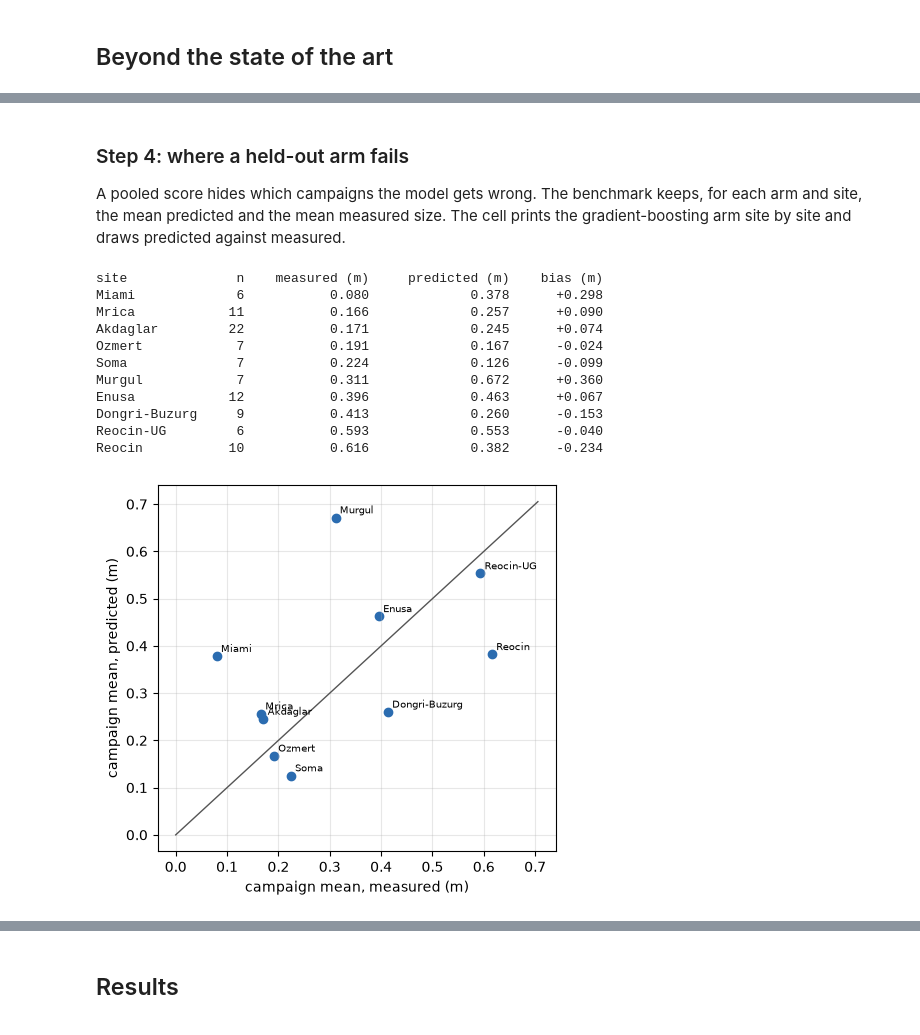
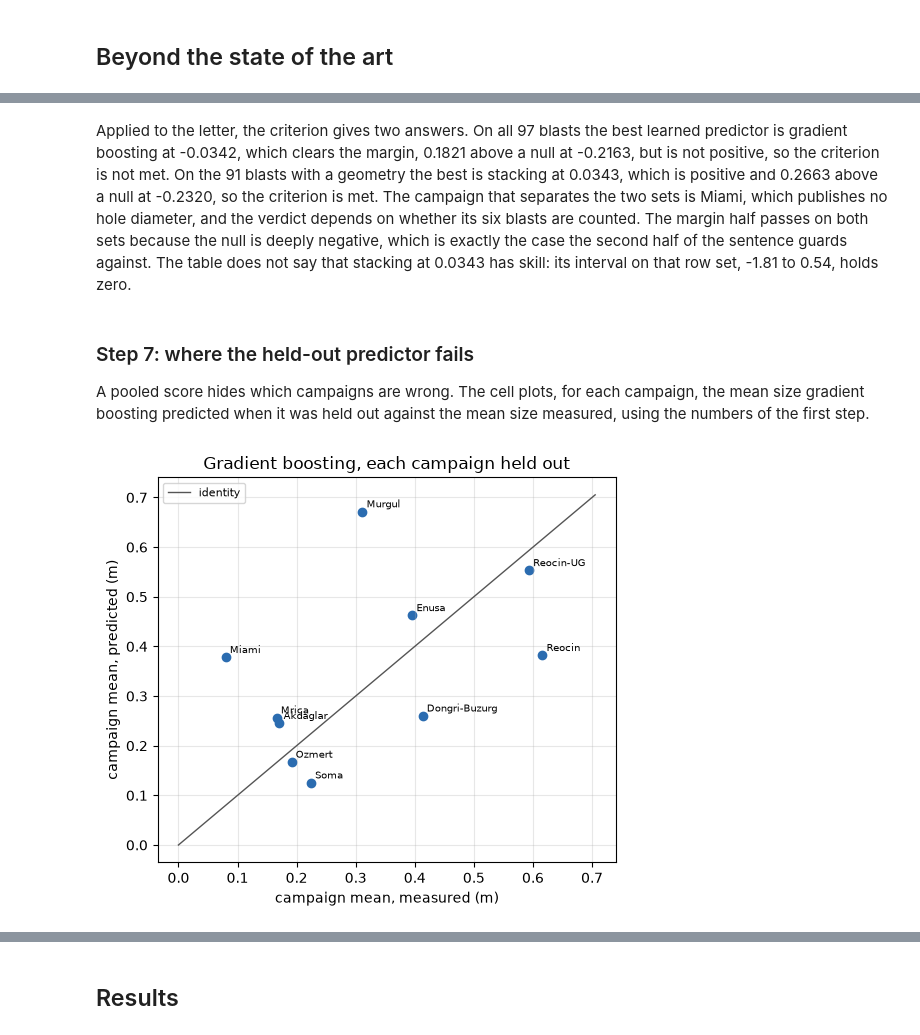
Before and after one commit to fsantibanezleal/CAOS_Fragmenta, a Jupyter notebook: notebooks/en/04-benchmark-protocol/04-the-site-held-out-protocol-and-its-pre-declared-criterion.ipynb, the cells around one changed output, grey strips where cells are left out. Drawn from its saved outputs; the diff is of its cells as text; code cells hidden in the pictures.

```diff
--- a/notebooks/en/04-benchmark-protocol/04-the-site-held-out-protocol-and-its-pre-declared-criterion.ipynb
+++ b/notebooks/en/04-benchmark-protocol/04-the-site-held-out-protocol-and-its-pre-declared-criterion.ipynb
@@ -107,14 +230,18 @@ The next cell draws the gap for the arms whose score the protocol changes most,
 # %%
-# Random-split median against held-out score, one pair of bars per arm
-shown = [r for r in rows if r[2] > -1 and r[3] > -5]
-fig, ax = plt.subplots(figsize=(7.4, 3.8))
-x = np.arange(len(shown))
-ax.bar(x - 0.2, [r[2] for r in shown], 0.4, color="#2b6cb0", label="random 80/20 median")
-ax.bar(x + 0.2, [r[3] for r in shown], 0.4, color="#c05621", label="held out by site")
-ax.set_xticks(x, [r[0] for r in shown], rotation=60, ha="right", fontsize=8)
+# The gap as a figure: random median against held-out score, one pair of bars per predictor
+shown = [name for name in sorted(gap, key=gap.get, reverse=True) if held_score[name] > -1]
+fig, ax = plt.subplots(figsize=(7.8, 4.0))
+position = np.arange(len(shown))
+ax.bar(position - 0.2, [random_median[n] for n in shown], 0.4, color="#2b6cb0",
+       label="random 80/20 median")
+ax.bar(position + 0.2, [held_score[n] for n in shown], 0.4, color="#c05621",
+       label="held out by campaign")
+ax.set_xticks(position, shown, rotation=55, ha="right", fontsize=8)
 ax.axhline(0, color="black", lw=0.8)
 ax.set_ylabel("r2_identity")
+ax.set_title("What the protocol costs each predictor")
 ax.legend(fontsize=8)
 fig.tight_layout()
 plt.show()
+print("left out of the figure, held-out score below -1:", [n for n in gap if n not in shown])
 # %% [output]
@@ -174,36 +351,26 @@ arms with an interval above zero, in-sample arms excluded: []
+# %% [markdown]
+Applied to the letter, the criterion gives two answers. On all 97 blasts the best learned predictor is gradient boosting at -0.0342, which clears the margin, 0.1821 above a null at -0.2163, but is not positive, so the criterion is not met. On the 91 blasts with a geometry the best is stacking at 0.0343, which is positive and 0.2663 above a null at -0.2320, so the criterion is met. The campaign that separates the two sets is Miami, which publishes no hole diameter, and the verdict depends on whether its six blasts are counted. The margin half passes on both sets because the null is deeply negative, which is exactly the case the second half of the sentence guards against. The table does not say that stacking at 0.0343 has skill: its interval on that row set, -1.81 to 0.54, holds zero.
 # %% [markdown]
-### Step 4: where a held-out arm fails
+### Step 7: where the held-out predictor fails
 
-A pooled score hides which campaigns the model gets wrong. The benchmark keeps, for each arm and site, the mean predicted and the mean measured size. The cell prints the gradient-boosting arm site by site and draws predicted against measured.
+A pooled score hides which campaigns are wrong. The cell plots, for each campaign, the mean size gradient boosting predicted when it was held out against the mean size measured, using the numbers of the first step.
 # %%
-# The per-site mean measured and predicted size of the held-out gradient-boosting arm
-per_site = loso_arms["xgboost"]["per_site"]
-print(f"{'site':<16}{'n':>3}{'measured (m)':>16}{'predicted (m)':>18}{'bias (m)':>12}")
-for site, entry in sorted(per_site.items(), key=lambda kv: kv[1]["mean_measured_m"]):
-    print(f"{site:<16}{entry['n_blasts']:>3}{entry['mean_measured_m']:>16.3f}{entry['mean_predicted_m']:>18.3f}{entry['bias_m']:>+12.3f}")
-measured = [e["mean_measured_m"] for e in per_site.values()]
-predicted_means = [e["mean_predicted_m"] for e in per_site.values()]
-fig, ax = plt.subplots(figsize=(4.8, 4.4))
-ax.scatter(measured, predicted_means, color="#2b6cb0")
-for site, x, y in zip(per_site, measured, predicted_means):
+# Where the held-out gradient boosting fails: predicted against measured campaign mean
+sites = list(campaign_means)
+measured_means = [campaign_means[site][0] for site in sites]
+predicted_means = [campaign_means[site][1] for site in sites]
+fig, ax = plt.subplots(figsize=(5.4, 4.8))
+ax.scatter(measured_means, predicted_means, color="#2b6cb0")
+for site, x, y in zip(sites, measured_means, predicted_means):
     ax.annotate(site, (x, y), fontsize=7, xytext=(3, 3), textcoords="offset points")
-limit = max(measured + predicted_means) * 1.05
-ax.plot([0, limit], [0, limit], color="#555", lw=1)
+limit = max(measured_means + predicted_means) * 1.05
+ax.plot([0, limit], [0, limit], color="#555", lw=1, label="identity")
 ax.set_xlabel("campaign mean, measured (m)")
 ax.set_ylabel("campaign mean, predicted (m)")
+ax.set_title("Gradient boosting, each campaign held out")
+ax.legend(fontsize=8)
 ax.grid(alpha=0.3)
 fig.tight_layout()
 plt.show()
 # %% [output]
-site              n    measured (m)     predicted (m)    bias (m)
-Miami             6           0.080             0.378      +0.298
-Mrica            11           0.166             0.257      +0.090
-Akdaglar         22           0.171             0.245      +0.074
-Ozmert            7           0.191             0.167      -0.024
-Soma              7           0.224             0.126      -0.099
-Murgul            7           0.311             0.672      +0.360
-Enusa            12           0.396             0.463      +0.067
-Dongri-Buzurg     9           0.413             0.260      -0.153
-Reocin-UG         6           0.593             0.553      -0.040
-Reocin           10           0.616             0.382      -0.234
-[figure, old version]
+[figure, new version]
```
Also changed, not shown: parts of 44 cells of this notebook, 7 other files.
